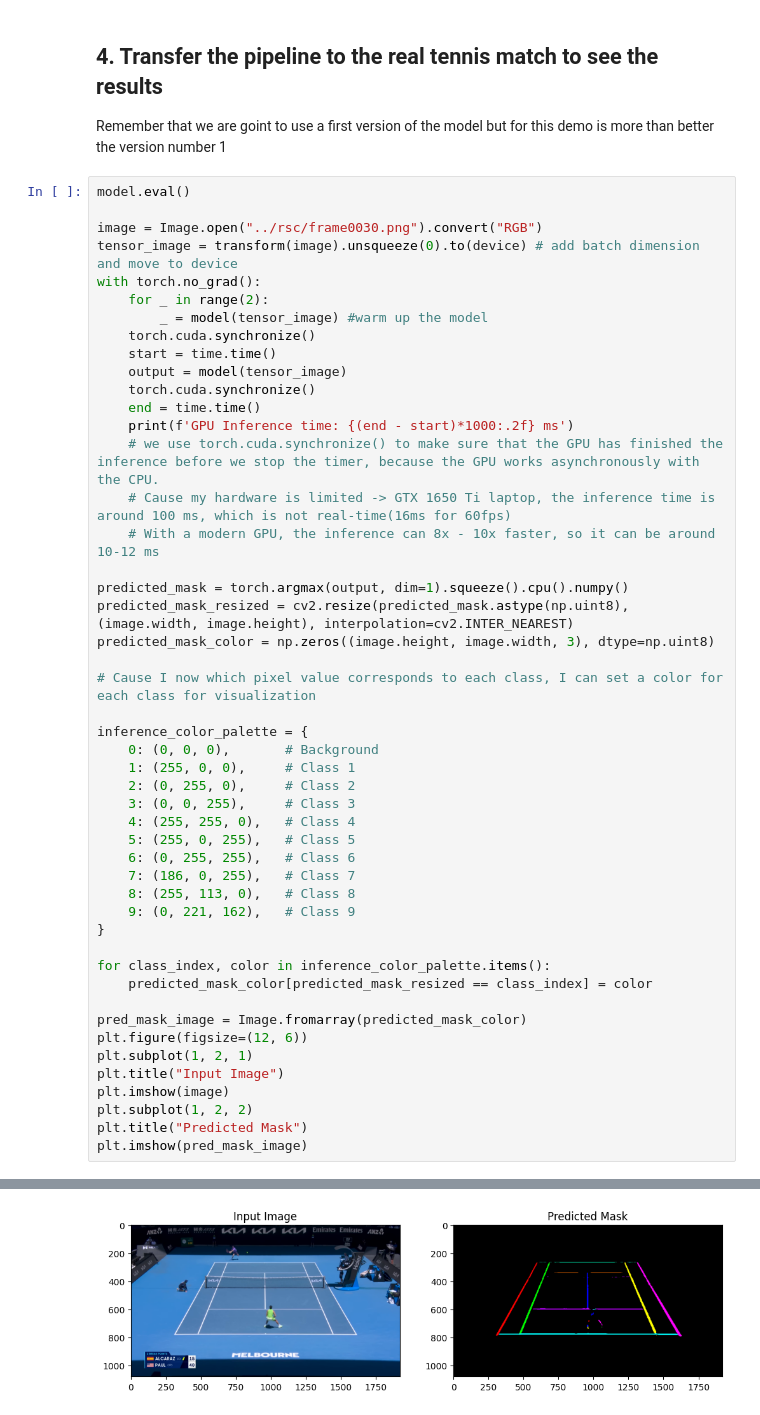
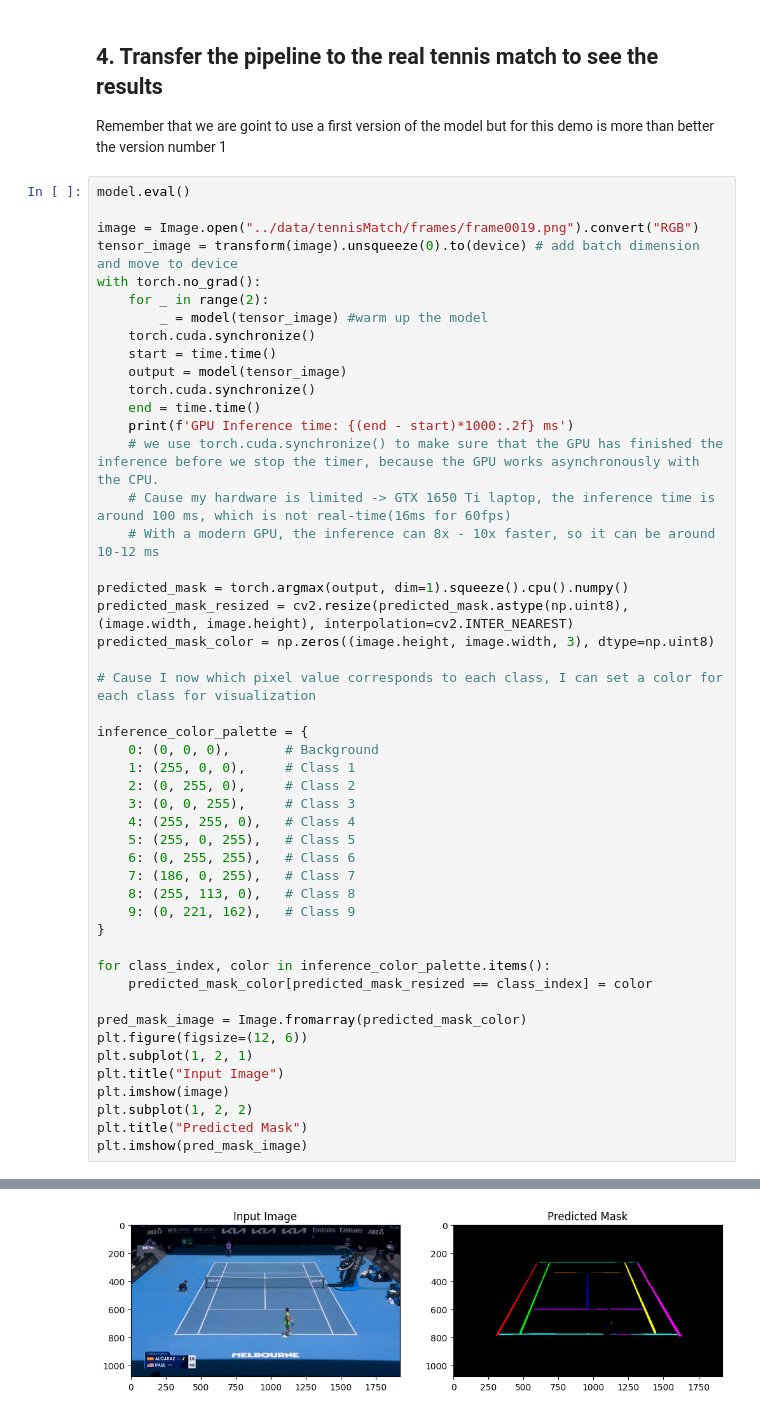
Before and after one commit to AlejandroFontesAlbeza/CameraPoseEstimationSyntheticDataUnrealEngine, a Jupyter notebook: notebooks/synthetic_tennis_camera_pose.ipynb, the cells around one changed output, grey strips where cells are left out. Drawn from its saved outputs; the diff is of its cells as text.

```diff
--- a/notebooks/synthetic_tennis_camera_pose.ipynb
+++ b/notebooks/synthetic_tennis_camera_pose.ipynb
@@ -650,7 +650,7 @@ Remember that we are goint to use a first version of the model but for this demo
 # %%
 model.eval()
 
-image = Image.open("../rsc/frame0030.png").convert("RGB")
+image = Image.open("../data/tennisMatch/frames/frame0019.png").convert("RGB")
 tensor_image = transform(image).unsqueeze(0).to(device) # add batch dimension and move to device
 with torch.no_grad():
     for _ in range(2):
@@ -700,5 +700,5 @@ GPU Inference time: 118.95 ms
 <matplotlib.image.AxesImage at 0x...>
-[figure, old version]
+[figure, new version]
 # %%
 lines = {}
 intersections = {}
```
Also changed, not shown: parts of 4 cells of this notebook, 2 other files.
